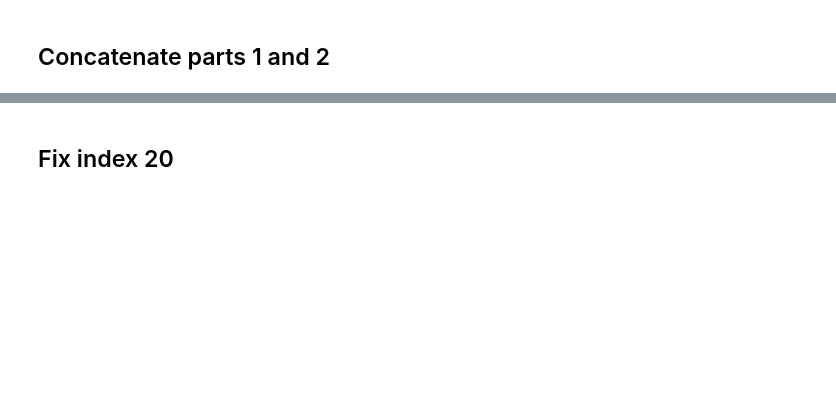
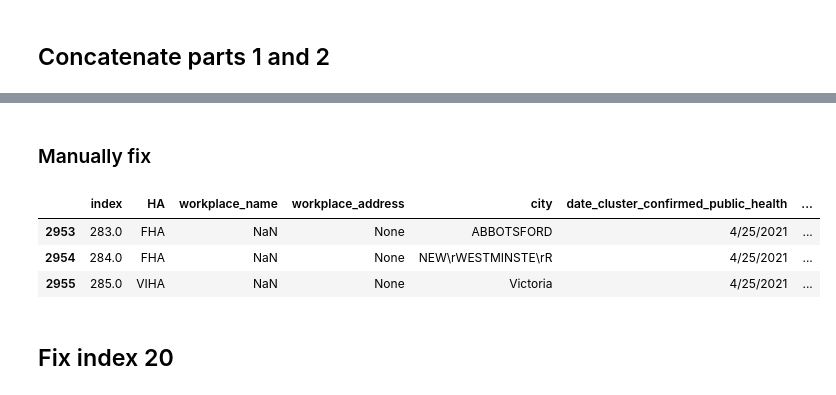
Before and after one commit to silvhua/BC-Covid-workplace-closures, a Jupyter notebook: notebooks/2023-04-28 align columns.ipynb, the cells around one changed output, grey strips where cells are left out. Saved outputs shown, nothing was run; the diff lists cells and outputs as text; code cells hidden in the pictures; blank space fills up the shorter version.

```diff
--- a/notebooks/2023-04-28 align columns.ipynb
+++ b/notebooks/2023-04-28 align columns.ipynb
@@ -1734,13 +2379,19 @@ Int64Index([2954, 2955, 2956, 2957, 2958, 2959, 2960, 2961, 2962, 2963, 2964,
 ## Concatenate parts 1 and 2
 # %%
 columns_to_clear = ['city', 'date_cluster_confirmed_public_health']
-rightmost_values = ['17-2021', None]
+rightmost_values = {'cluster_confirmed_epidate': '17-2021'}
+columns_to_keep = ['doc_page_number', 'cluster_closed_epidate', 'file', 'flag']
 df_index = 2953
 
 
+columns_to_keep2 = ['cluster_confirmed_epidate', 'doc_page_number', 'cluster_closed_epidate', 'file', 'flag']
+
+
 page_index20 = pd.concat([
-    clear_and_shift_left(index, columns_to_clear, df_index, rightmost_values),
-    align_problem_page(index, df_index=page.index[1:].tolist())
+    clear_and_shift_left(
+        index, columns_to_clear, df_index=df_index,
+        columns_to_keep=columns_to_keep, rightmost_values=rightmost_values),
+    align_problem_page(index, columns_to_keep=columns_to_keep2, df_index=view_problem_page(index).index[1:].tolist())
 ])
 
 page_index20
@@ -1775,6 +2430,21 @@ Int64Index([2954, 2955, 2956, 2957, 2958, 2959, 2960, 2961, 2962, 2963, 2964,
 | 2966 | 296.0 | FHA | NaN | None | CHILLIWACK | 4/26/2021 | ... |
 | 2967 | 297.0 | FHA | NaN | None | ABBOTSFORD | 4/26/2021 | ... |
 | 2968 | 298.0 | VIHA | NaN | None | Victoria | 4/26/2021 | ... |
+# %% [markdown]
+### Manually fix
+# %%
+page_index20.loc[2954, ['open', 'days_since_last_case','cluster_confirmed_epidate','cluster_closed_epidate']] = ['Yes', None, '17-2021', '17-2021']
+# %%
+page_index20.loc[2953, 'cluster_closed_epidate'] = None
+# %%
+page_index20['active_clusters'] = 'No'
+# %%
+page_index20.head(3)
+# %% [output]
+|  | index | HA | workplace_name | workplace_address | city | date_cluster_confirmed_public_health | ... |
+| 2953 | 283.0 | FHA | NaN | None | ABBOTSFORD | 4/25/2021 | ... |
+| 2954 | 284.0 | FHA | NaN | None | NEW\rWESTMINSTE\rR | 4/25/2021 | ... |
+| 2955 | 285.0 | VIHA | NaN | None | Victoria | 4/25/2021 | ... |
 # %% [markdown]
 ## Fix index 20
 # %%
```
Also changed, not shown: parts of 26 cells of this notebook, 1 other file.
